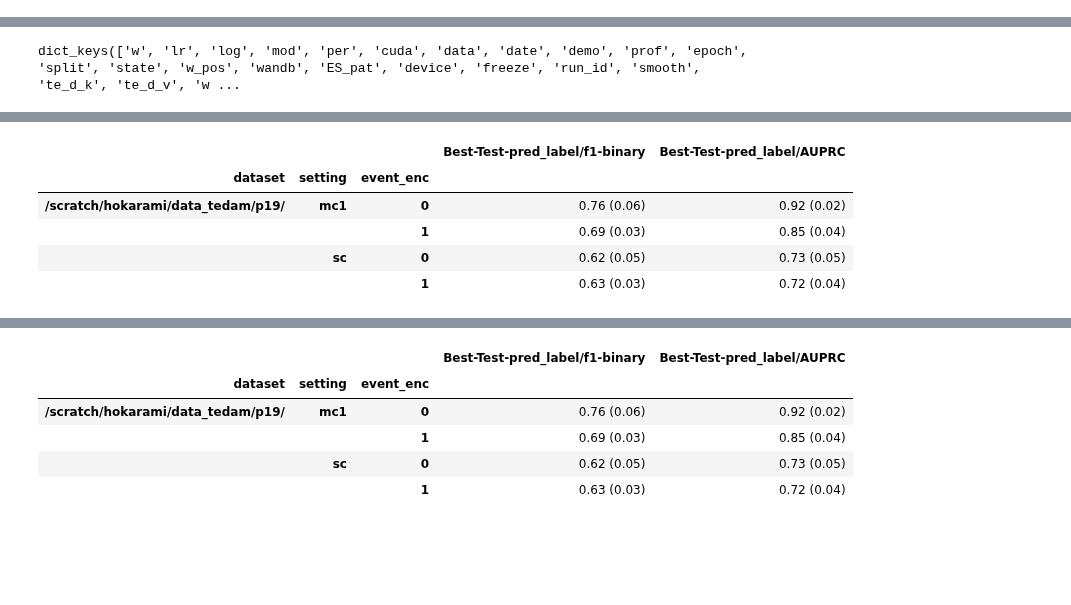
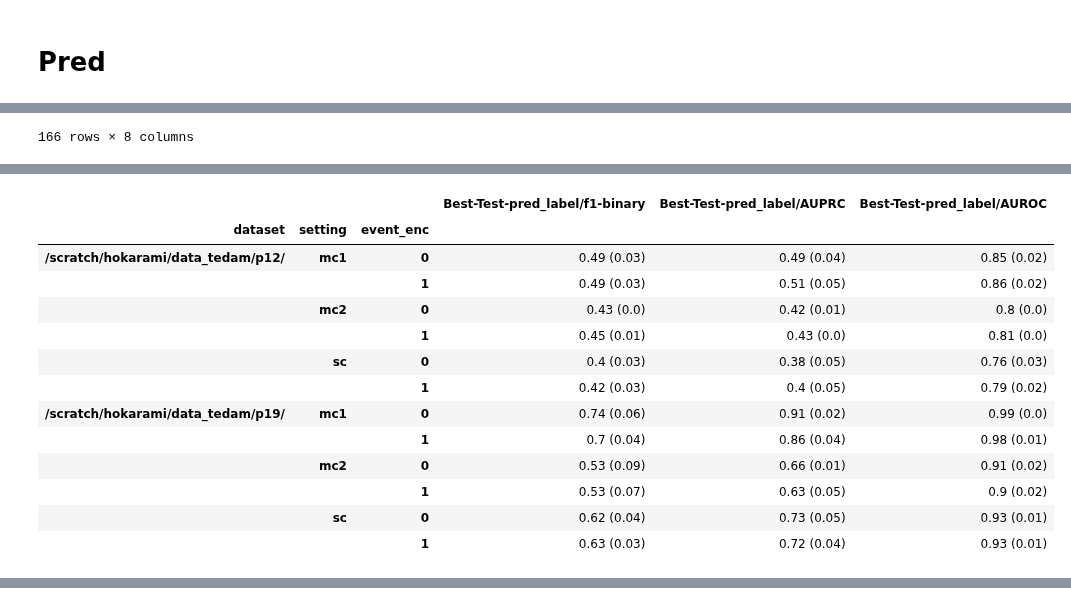
Before and after one commit to hojjatkarami/tedam2, a Jupyter notebook: jup_res.ipynb, the cells around one changed output, grey strips where cells are left out. Saved outputs shown, nothing was run; the diff lists cells and outputs as text; code cells hidden in the pictures; blank space fills up the shorter version.

```diff
--- a/jup_res.ipynb
+++ b/jup_res.ipynb
@@ -7,3 +7,16 @@ InteractiveShell.ast_node_interactivity = "all"
 import plotly.express as px  # (version 4.7.0 or higher)
 import plotly.graph_objects as go
 from plotly.subplots import make_subplots
+# %%
+!pip install wandb -qqq
+import wandb
+wandb.login()
+api = wandb.Api()
+import os
+
+os.environ["WANDB_NOTEBOOK_NAME"] = "jup_res"
+
+
+selected_tag = 'Pred'
+
+runs = api.runs("hokarami/TEDAM3")
@@ -69,39 +89,43 @@ dict_keys(['w', 'lr', 'log', 'mod', 'per', 'cuda', 'data', 'date', 'demo', 'prof
+# %% [markdown]
+# Pred
+# %%
+df_filt = dl_runs(runs, selected_tag='Pred')
 # %%
-i_by =['dataset','setting','test_center','event_enc']
-i_agg = ['split']
-i_metric = ['Best-Test-pred_label/f1-binary','Best-Test-pred_label/AUPRC']
+i_groupby_row =['dataset','setting']
+i_groupby_col = ['event_enc']
+i_agg = ['test_center', 'split']
+i_metric = ['Best-Test-pred_label/f1-binary','Best-Test-pred_label/AUPRC','Best-Test-pred_label/AUROC']
 # i_metric = ['Test-CIF/NLL-#events']
 
 
+#df_filt.iloc[0].config.keys()
 
-runs_df.iloc[0].config.keys()
+d_name = [x for x in df_filt.name]
 
-d_name = [x for x in runs_df.name]
+df_config = pd.DataFrame(   [{k:v for k,v in x.items()} for x in df_filt.config]    )
 
-df_config = pd.DataFrame(   [{k:v for k,v in x.items()} for x in runs_df.config]    )
-
-df_summary = pd.DataFrame(   [{k:v for k,v in x.items()} for x in runs_df.summary]    )
+df_summary = pd.DataFrame(   [{k:v for k,v in x.items()} for x in df_filt.summary]    )
 
 df = pd.concat([df_config, df_summary],axis=1)
-# df.name = runs_df.name
-df = df[i_by + ['test_center','split']+i_metric]
+# df.name = df_filt.name
+df = df[i_groupby_row + i_groupby_col + i_agg + i_metric]
 df
 
 
 
 
-a0 = df.groupby(i_by)[i_metric].size().rename('runs')
+a0 = df.groupby(i_groupby_row + i_groupby_col)[i_metric].size().rename('runs')
 
-a1 = df.groupby(i_by)[i_metric].aggregate(['mean','std']).round(3)
+a1 = df.groupby(i_groupby_row + i_groupby_col)[i_metric].aggregate(['mean','std']).round(3)
 
-a1 = df.groupby(i_by)[i_metric].aggregate(lambda x:str(round(x.mean(),2))  + ' (' + str(round(x.std(),2))  +')' )
+a1 = df.groupby(i_groupby_row + i_groupby_col)[i_metric].aggregate(lambda x:str(round(x.mean(),2))  + ' (' + str(round(x.std(),2))  +')'  ) #
 
 # a4 = df.groupby(i_by)[i_metric].apply(lambda x:x.round(3).tolist())   # x.round(3).tolist()
 a1
 
-a1.reset_index().pivot(index=i_by[:2],columns=i_by[-1])
+a1.reset_index().pivot(index=i_groupby_row,columns=i_groupby_col)
 
-a1
 
-a1.to_csv("aaa.csv")
+
+# a1.to_csv("aaa.csv")
 # %% [output]
@@ -108 +144 @@ a1.to_csv("aaa.csv")
-dict_keys(['w', 'lr', 'log', 'mod', 'per', 'cuda', 'data', 'date', 'demo', 'prof', 'epoch', 'split', 'state', 'w_pos', 'wandb', 'ES_pat', 'device', 'freeze', 'run_id', 'smooth', 'te_d_k', 'te_d_v', 'w ...
+166 rows × 8 columns
@@ -126,6 +145,14 @@ dict_keys(['w', 'lr', 'log', 'mod', 'per', 'cuda', 'data', 'date', 'demo', 'prof
-|  |  |  | Best-Test-pred_label/f1-binary | Best-Test-pred_label/AUPRC |
-| dataset | setting | event_enc |  |  |
-| /scratch/hokarami/data_tedam/p19/ | mc1 | 0 | 0.76 (0.06) | 0.92 (0.02) |
-|  |  | 1 | 0.69 (0.03) | 0.85 (0.04) |
-|  | sc | 0 | 0.62 (0.05) | 0.73 (0.05) |
-|  |  | 1 | 0.63 (0.03) | 0.72 (0.04) |
+|  |  |  | Best-Test-pred_label/f1-binary | Best-Test-pred_label/AUPRC | Best-Test-pred_label/AUROC |
+| dataset | setting | event_enc |  |  |  |
+| /scratch/hokarami/data_tedam/p12/ | mc1 | 0 | 0.49 (0.03) | 0.49 (0.04) | 0.85 (0.02) |
+|  |  | 1 | 0.49 (0.03) | 0.51 (0.05) | 0.86 (0.02) |
+|  | mc2 | 0 | 0.43 (0.0) | 0.42 (0.01) | 0.8 (0.0) |
+|  |  | 1 | 0.45 (0.01) | 0.43 (0.0) | 0.81 (0.0) |
+|  | sc | 0 | 0.4 (0.03) | 0.38 (0.05) | 0.76 (0.03) |
+|  |  | 1 | 0.42 (0.03) | 0.4 (0.05) | 0.79 (0.02) |
+| /scratch/hokarami/data_tedam/p19/ | mc1 | 0 | 0.74 (0.06) | 0.91 (0.02) | 0.99 (0.0) |
+|  |  | 1 | 0.7 (0.04) | 0.86 (0.04) | 0.98 (0.01) |
+|  | mc2 | 0 | 0.53 (0.09) | 0.66 (0.01) | 0.91 (0.02) |
+|  |  | 1 | 0.53 (0.07) | 0.63 (0.05) | 0.9 (0.02) |
+|  | sc | 0 | 0.62 (0.04) | 0.73 (0.05) | 0.93 (0.01) |
+|  |  | 1 | 0.63 (0.03) | 0.72 (0.04) | 0.93 (0.01) |
@@ -137,6 +167,0 @@ dict_keys(['w', 'lr', 'log', 'mod', 'per', 'cuda', 'data', 'date', 'demo', 'prof
-|  |  |  | Best-Test-pred_label/f1-binary | Best-Test-pred_label/AUPRC |
-| dataset | setting | event_enc |  |  |
-| /scratch/hokarami/data_tedam/p19/ | mc1 | 0 | 0.76 (0.06) | 0.92 (0.02) |
-|  |  | 1 | 0.69 (0.03) | 0.85 (0.04) |
-|  | sc | 0 | 0.62 (0.05) | 0.73 (0.05) |
-|  |  | 1 | 0.63 (0.03) | 0.72 (0.04) |
```
Also changed, not shown: parts of 10 cells of this notebook, 2 other files.
